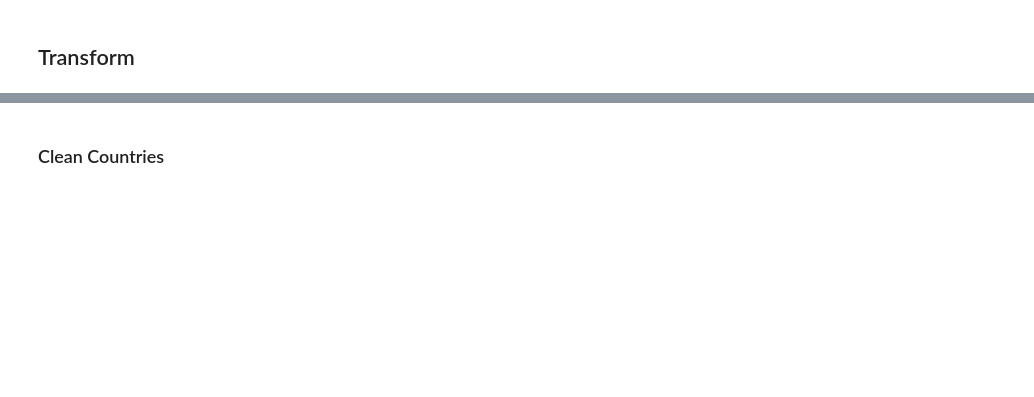
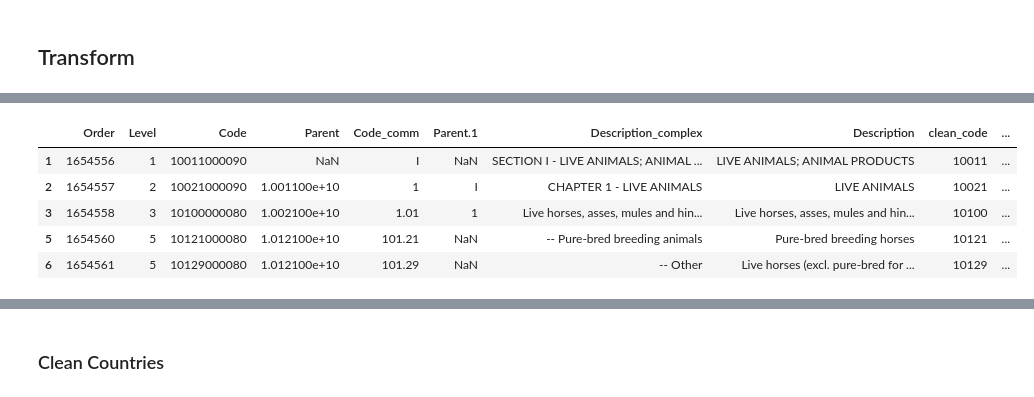
Before and after one commit to ddasilva64/ETLPPT23001esp, a Jupyter notebook: ejemplos/guia_ETL_OEC.ipynb, the cells around one changed output, grey strips where cells are left out. Saved outputs shown, nothing was run; the diff lists cells and outputs as text; code cells hidden in the pictures; blank space fills up the shorter version.

```diff
--- a/ejemplos/guia_ETL_OEC.ipynb
+++ b/ejemplos/guia_ETL_OEC.ipynb
@@ -115 +90,12 @@ df_parents.info
+# %%
+# Expandimos, con la tupla resultado
+df_codes[['clean_code','parent_description']] = df_codes.apply(lambda x : clean_code(x['Code']),axis=1, result_type='expand')
+df_codes.head()
+# %% [output]
+|  | Order | Level | Code | Parent | Code_comm | Parent.1 | Description_complex | Description | clean_code | ... |
+| 1 | 1654556 | 1 | 10011000090 | NaN | I | NaN | SECTION I - LIVE ANIMALS; ANIMAL ... | LIVE ANIMALS; ANIMAL PRODUCTS | 10011 | ... |
+| 2 | 1654557 | 2 | 10021000090 | 1.001100e+10 | 1 | I | CHAPTER 1 - LIVE ANIMALS | LIVE ANIMALS | 10021 | ... |
+| 3 | 1654558 | 3 | 10100000080 | 1.002100e+10 | 1.01 | 1 | Live horses, asses, mules and hin... | Live horses, asses, mules and hin... | 10100 | ... |
+| 5 | 1654560 | 5 | 10121000080 | 1.012100e+10 | 101.21 | NaN | -- Pure-bred breeding animals | Pure-bred breeding horses | 10121 | ... |
+| 6 | 1654561 | 5 | 10129000080 | 1.012100e+10 | 101.29 | NaN | -- Other | Live horses (excl. pure-bred for ... | 10129 | ... |
 # %%
```
Also changed, not shown: parts of 40 cells of this notebook, 2 other files.
